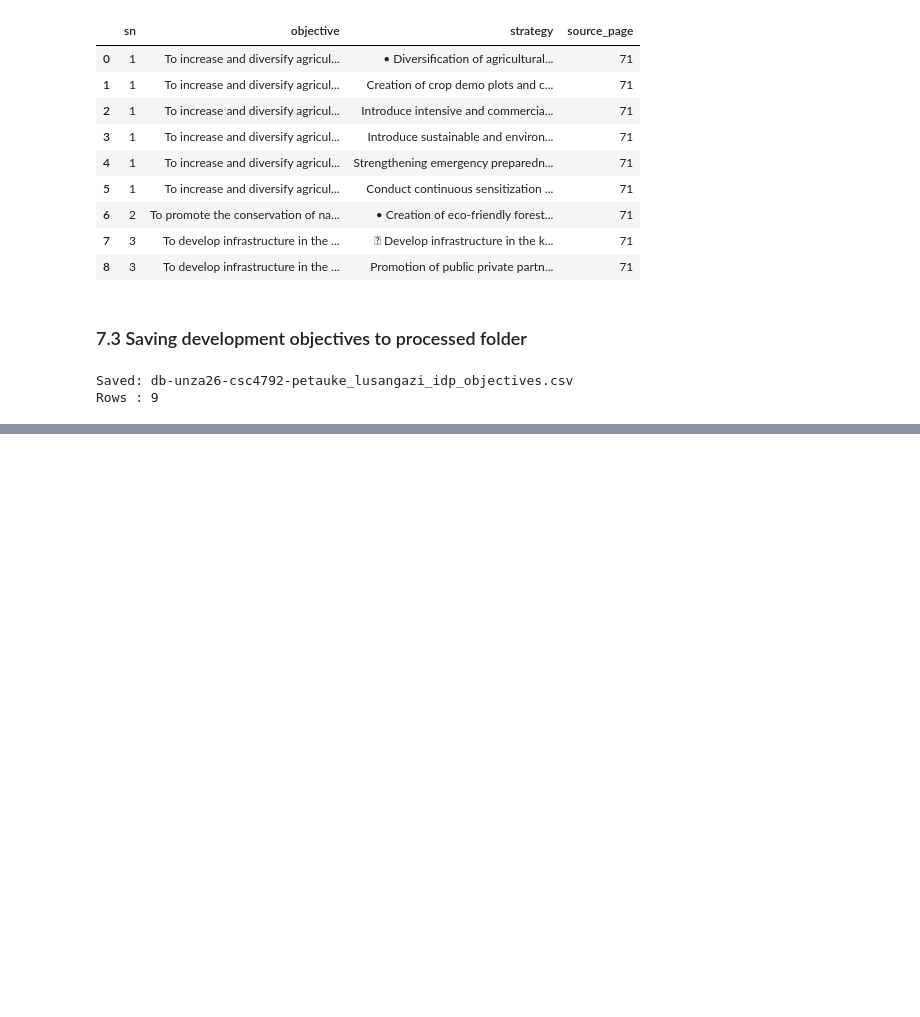
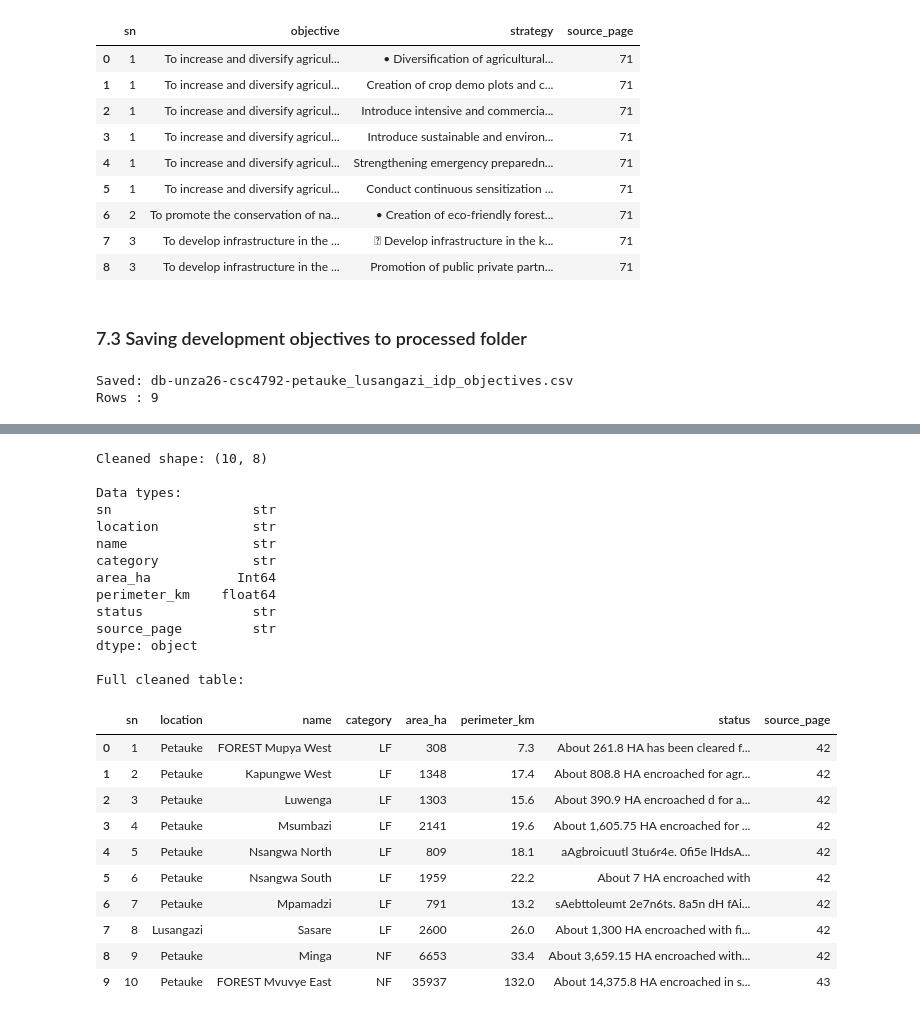
Before and after one commit to blessing-dube73/project_team_31, a Jupyter notebook: notebooks/unza26-csc4792-petauke-council.ipynb, the cells around one changed output, grey strips where cells are left out. Drawn from its saved outputs; the diff is of its cells as text; code cells hidden in the pictures; blank space fills up the shorter version.

```diff
--- a/notebooks/unza26-csc4792-petauke-council.ipynb
+++ b/notebooks/unza26-csc4792-petauke-council.ipynb
@@ -1463,0 +1731,70 @@ Rows : 9
+# %%
+import re
+
+def clean_status(s):
+    """Clean up the garbled prefix in the status column."""
+    if not s:
+        return ""
+    s = " ".join(str(s).split())  # collapse whitespace
+
+    # Look for a clean "NUMBER HA" pattern — everything before it is garbled
+    m = re.search(r"([\d,]+(?:\.\d+)?)\s*HA\b", s, re.IGNORECASE)
+    if m:
+        # Everything before the match is the garbled prefix — drop it
+        return "About " + s[m.start():]
+    return s
+
+
+loc_clean = loc_df.copy()
+
+# 1. Strip whitespace on all string columns
+for col in loc_clean.columns:
+    if col == "source_page":
+        continue
+    loc_clean[col] = loc_clean[col].astype(str).str.strip()
+
+# 2. Clean status
+loc_clean["status"] = loc_clean["status"].apply(clean_status)
+
+# 3. Numeric conversions
+loc_clean["area_ha"] = pd.to_numeric(
+    loc_clean["area_ha"].str.replace(",", "", regex=False),
+    errors="coerce"
+).astype("Int64")
+
+loc_clean["perimeter_km"] = pd.to_numeric(
+    loc_clean["perimeter_km"].str.replace(",", "", regex=False).str.replace("(KM)", "", regex=False).str.strip(),
+    errors="coerce"
+)
+
+print("Cleaned shape:", loc_clean.shape)
+print("\nData types:")
+print(loc_clean.dtypes)
+print("\nFull cleaned table:")
+display(loc_clean)
+# %% [output]
+Cleaned shape: (10, 8)
+
+Data types:
+sn                  str
+location            str
+name                str
+category            str
+area_ha           Int64
+perimeter_km    float64
+status              str
+source_page         str
+dtype: object
+
+Full cleaned table:
+|  | sn | location | name | category | area_ha | perimeter_km | status | source_page |
+| 0 | 1 | Petauke | FOREST Mupya West | LF | 308 | 7.3 | About 261.8 HA has been cleared f... | 42 |
+| 1 | 2 | Petauke | Kapungwe West | LF | 1348 | 17.4 | About 808.8 HA encroached for agr... | 42 |
+| 2 | 3 | Petauke | Luwenga | LF | 1303 | 15.6 | About 390.9 HA encroached d for a... | 42 |
+| 3 | 4 | Petauke | Msumbazi | LF | 2141 | 19.6 | About 1,605.75 HA encroached for ... | 42 |
+| 4 | 5 | Petauke | Nsangwa North | LF | 809 | 18.1 | aAgbroicuutl 3tu6r4e. 0fi5e lHdsA... | 42 |
+| 5 | 6 | Petauke | Nsangwa South | LF | 1959 | 22.2 | About 7 HA encroached with | 42 |
+| 6 | 7 | Petauke | Mpamadzi | LF | 791 | 13.2 | sAebttoleumt 2e7n6ts. 8a5n dH fAi... | 42 |
+| 7 | 8 | Lusangazi | Sasare | LF | 2600 | 26.0 | About 1,300 HA encroached with fi... | 42 |
+| 8 | 9 | Petauke | Minga | NF | 6653 | 33.4 | About 3,659.15 HA encroached with... | 42 |
+| 9 | 10 | Petauke | FOREST Mvuvye East | NF | 35937 | 132.0 | About 14,375.8 HA encroached in s... | 43 |
```
Also changed, not shown: parts of 43 cells of this notebook, 7 other files.
